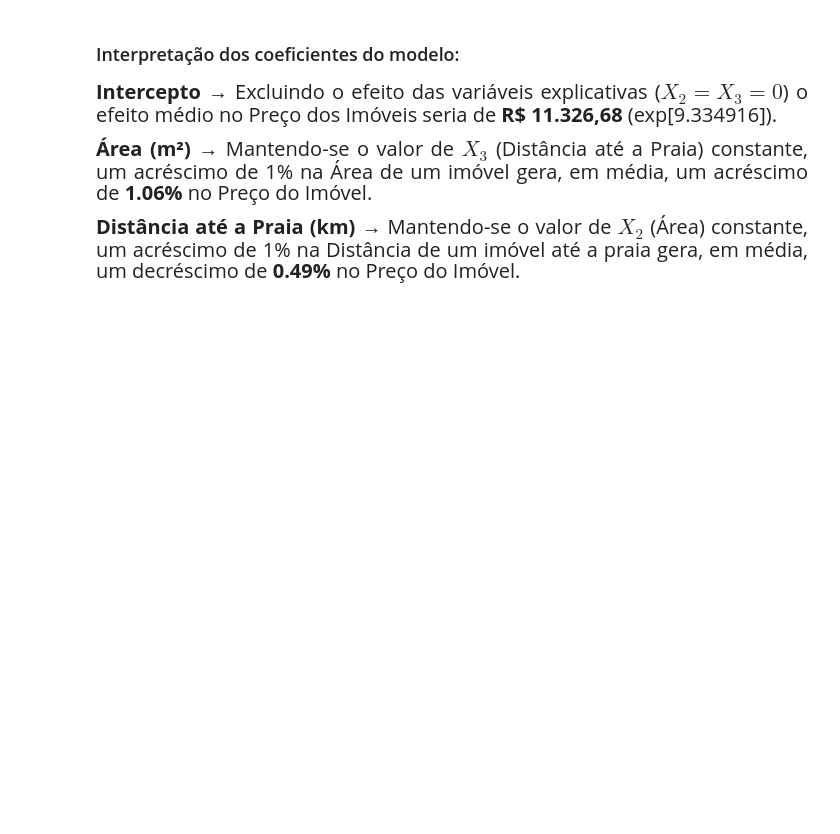
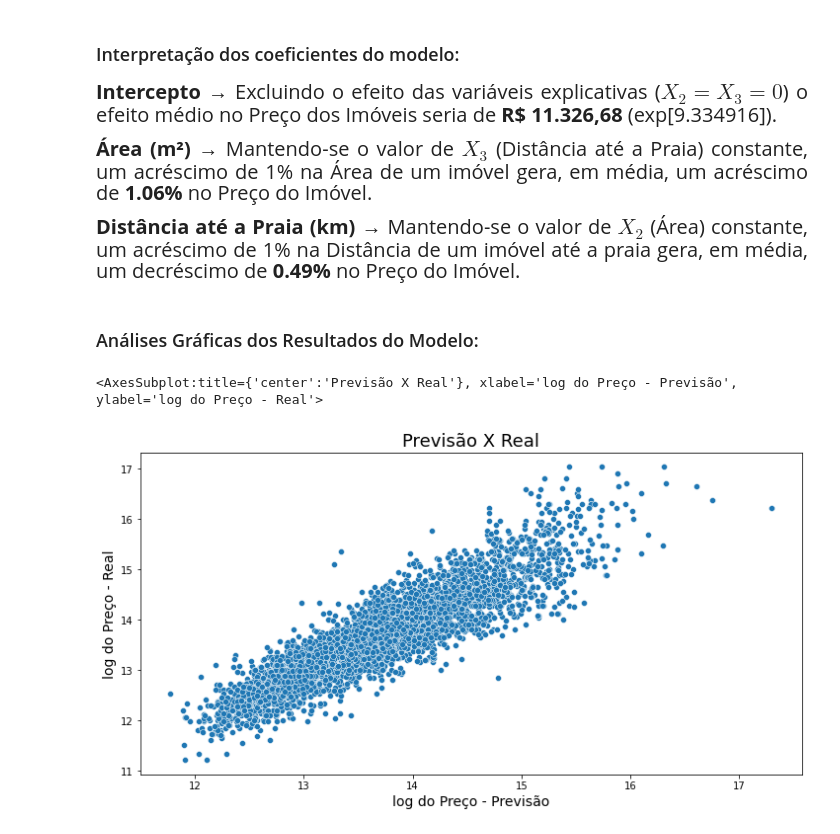
Before and after one commit to silsantos/Data-Science_Projects, a Jupyter notebook: Estatistica/Pratica5_Modelo_log_Linear.ipynb, the cells around one changed output. Saved outputs shown, nothing was run; the diff lists cells and outputs as text; code cells hidden in the pictures; blank space fills up the shorter version.

Commit message:
Análises Gráficas dos Resultados do Modelo

```diff
--- a/Estatistica/Pratica5_Modelo_log_Linear.ipynb
+++ b/Estatistica/Pratica5_Modelo_log_Linear.ipynb
@@ -381,3 +381,21 @@ pd.DataFrame(data = np.append(modelo.intercept_, modelo.coef_), index = index, c
 <p style='font-size: 20px; line-height: 2; margin: 10px 50px; text-align: justify;'>
 <b>Distância até a Praia (km)</b> → Mantendo-se o valor de $X_2$ (Área) constante, um acréscimo de 1% na Distância de um imóvel até a praia gera, em média, um decréscimo de <b>0.49%</b> no Preço do Imóvel.
 </p>
+# %% [markdown]
+### Análises Gráficas dos Resultados do Modelo:
+# %%
+# Gerando as previsões do modelo para os dados de TREINO:
+
+y_previsto_treino = modelo.predict(X_treino)
+# %%
+# Gráfico de dispersão entre valor estimado e valor real:
+
+ax = sns.scatterplot(x = y_previsto_treino, y = y_treino)
+ax.figure.set_size_inches(12, 6)
+ax.set_title('Previsão X Real', fontsize=18)
+ax.set_xlabel('log do Preço - Previsão', fontsize=14)
+ax.set_ylabel('log do Preço - Real', fontsize=14)
+ax
+# %% [output]
+<AxesSubplot:title={'center':'Previsão X Real'}, xlabel='log do Preço - Previsão', ylabel='log do Preço - Real'>
+[figure, added]
```
Also changed, not shown: parts of 3 cells of this notebook.
